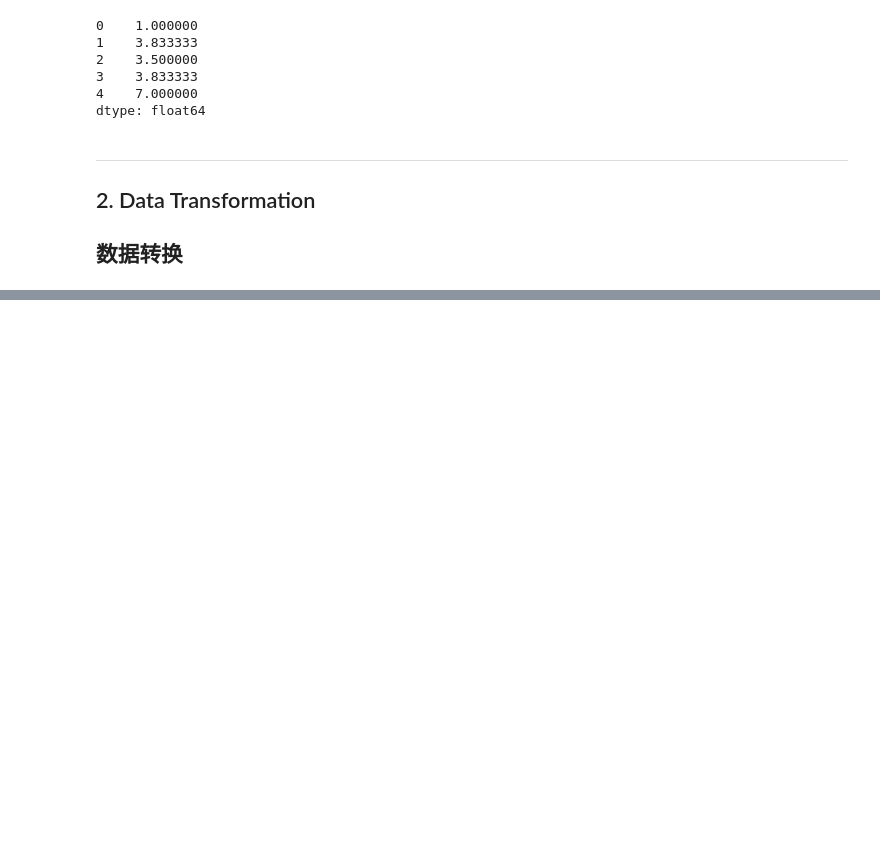
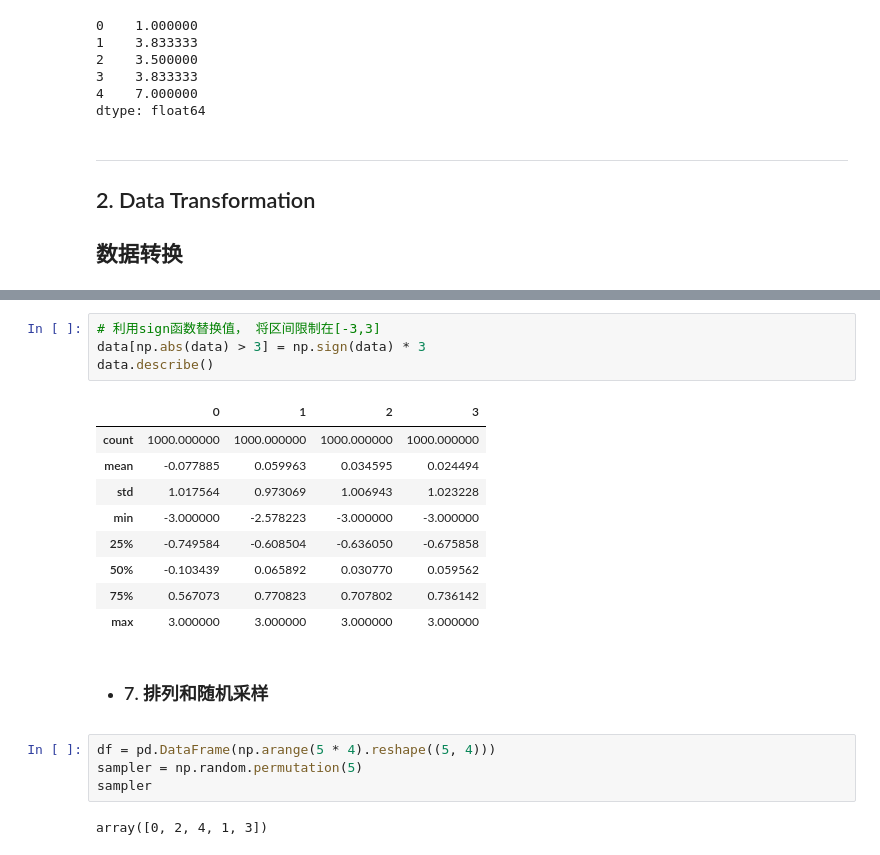
Before and after one commit to Jiachengciel/Data_Analysis, a Jupyter notebook: Task3_Data/Data Cleaning and Preparation.ipynb, the cells around one changed output, grey strips where cells are left out. Drawn from its saved outputs; the diff is of its cells as text; blank space fills up the shorter version.

```diff
--- a/Task3_Data/Data Cleaning and Preparation.ipynb
+++ b/Task3_Data/Data Cleaning and Preparation.ipynb
@@ -220,0 +552,22 @@ dtype: float64
+# %%
+# 利用sign函数替换值， 将区间限制在[-3,3]
+data[np.abs(data) > 3] = np.sign(data) * 3
+data.describe()
+# %% [output]
+|  | 0 | 1 | 2 | 3 |
+| count | 1000.000000 | 1000.000000 | 1000.000000 | 1000.000000 |
+| mean | -0.077885 | 0.059963 | 0.034595 | 0.024494 |
+| std | 1.017564 | 0.973069 | 1.006943 | 1.023228 |
+| min | -3.000000 | -2.578223 | -3.000000 | -3.000000 |
+| 25% | -0.749584 | -0.608504 | -0.636050 | -0.675858 |
+| 50% | -0.103439 | 0.065892 | 0.030770 | 0.059562 |
+| 75% | 0.567073 | 0.770823 | 0.707802 | 0.736142 |
+| max | 3.000000 | 3.000000 | 3.000000 | 3.000000 |
+# %% [markdown]
+* ### 7. 排列和随机采样
+# %%
+df = pd.DataFrame(np.arange(5 * 4).reshape((5, 4)))
+sampler = np.random.permutation(5)
+sampler
+# %% [output]
+array([0, 2, 4, 1, 3])
```
Also changed, not shown: parts of 89 cells of this notebook, 2 other files.
